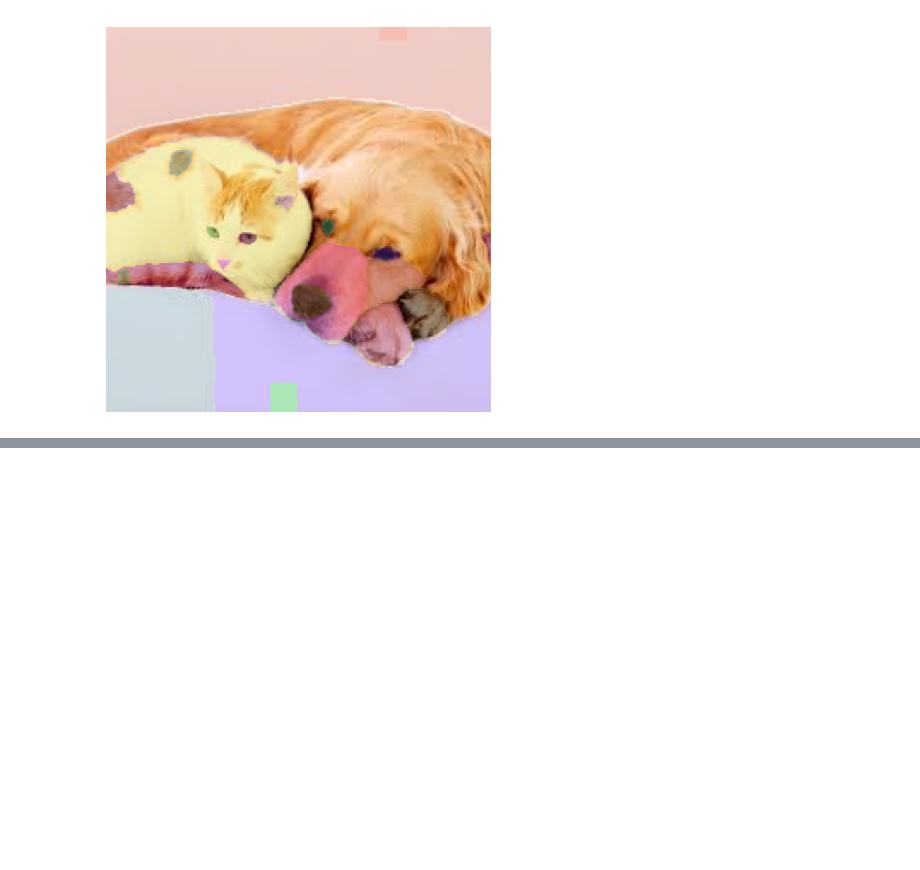
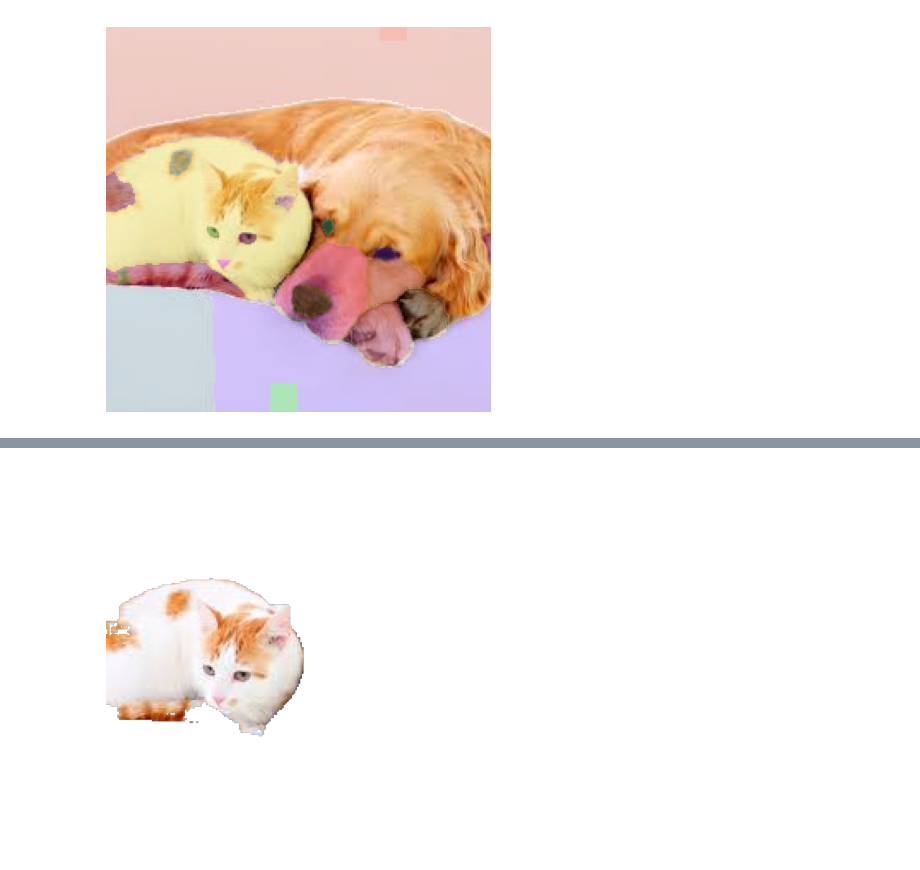
Before and after one commit to StevenDelval/Segmentation, a Jupyter notebook: test.ipynb, the cells around one changed output, grey strips where cells are left out. Cells and saved outputs as stored; diff of their text form; code cells hidden in the pictures; blank space fills up the shorter version.

```diff
--- a/test.ipynb
+++ b/test.ipynb
@@ -64,0 +135,24 @@ plt.show()
+# %%
+def remove_mask(mask, ax, random_color=False):
+    if random_color:
+        color = np.concatenate([np.random.random(3), np.array([0.6])], axis=0)
+    else:
+        color = np.array([30/255, 144/255, 255/255, 0])
+    h, w = mask.shape[-2:]
+    mask_image = mask.reshape(h, w, 1) * color.reshape(1, 1, -1)
+
+    # Remove color from rest of the image
+    rest_image = np.ones_like(mask_image) * (1 - mask.reshape(h, w, 1))  # Inverse mask
+    masked_image = mask_image + rest_image
+
+    ax.imshow(masked_image)
+# %%
+
+plt.figure()
+plt.imshow(image_)
+remove_mask(masks[1], plt.gca())
+
+plt.axis('off')
+plt.show()
+# %% [output]
+[figure, added]
```
Also changed, not shown: parts of 5 cells of this notebook, 2 other files.
